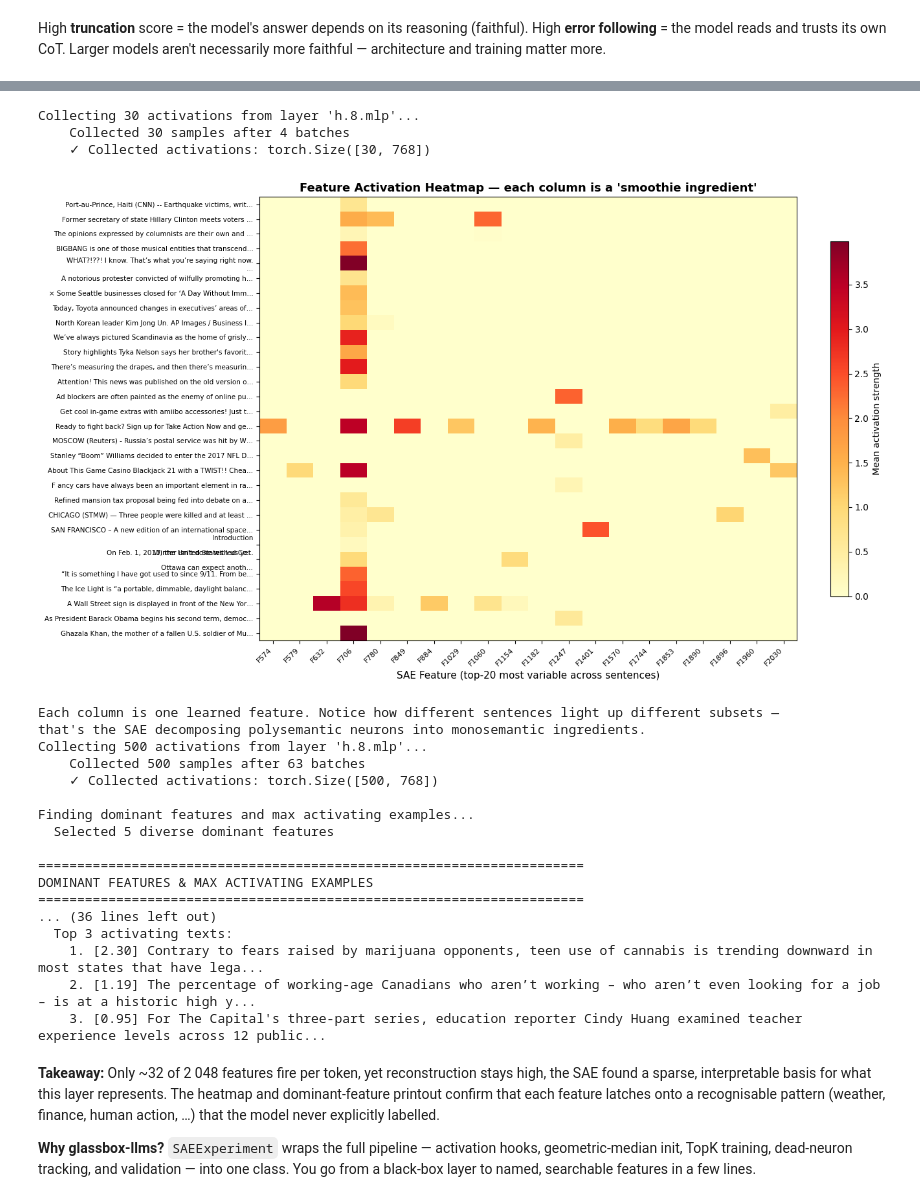
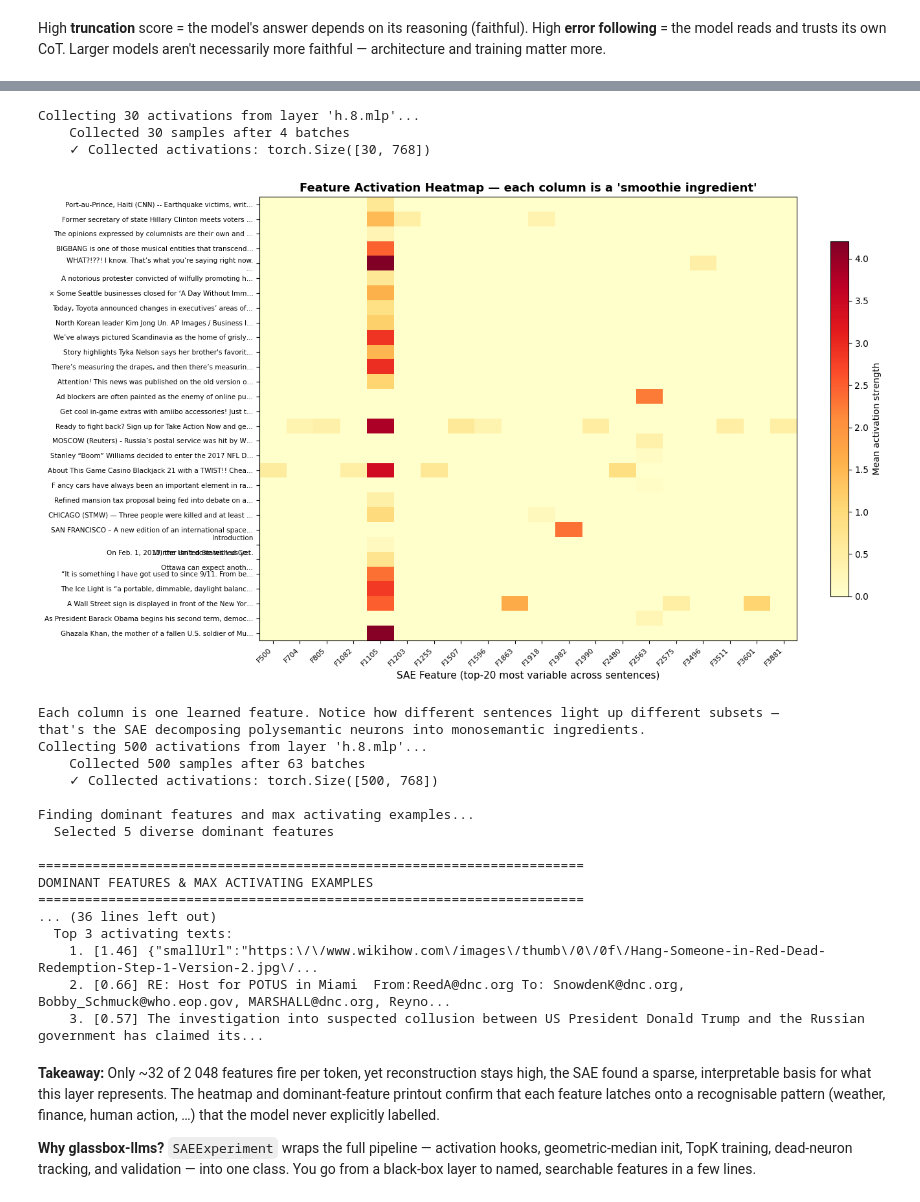
Before and after one commit to DSC-McMaster-U/glassbox-llms, a Jupyter notebook: notebooks/glassbox_demo.ipynb, the cells around one changed output, grey strips where cells are left out. Drawn from its saved outputs; the diff is of its cells as text; code cells hidden in the pictures.

```diff
--- a/notebooks/glassbox_demo.ipynb
+++ b/notebooks/glassbox_demo.ipynb
@@ -309,8 +309,8 @@ TARGET_LAYER = "h.8.mlp"
 experiment = SAEExperiment(
     model=model,
     layer=TARGET_LAYER,
-    d_sae=2048,
-    k=32,
+    d_sae=4096,          # 5.3× expansion (2048 was too small → low R²)
+    k=64,                # more active features → better reconstruction
     sparsity_mode="topk",
     sparsity_alpha=0.1,
     model_name="gpt2",
@@ -375,7 +375,7 @@ ax2.annotate(f"+ {dead} dead features\n(never fired)", xy=(0.95, 0.95), xycoords
              bbox=dict(boxstyle="round,pad=0.3", fc="#ffeaea", ec="#e74c3c"))
 ax2.grid(alpha=0.3)
 
-fig.suptitle(f"Explained Variance = {stats['final_explained_variance']:.2f}  |  Mean L0 = {stats['mean_l0']:.0f} / 2048",
+fig.suptitle(f"Explained Variance = {stats['final_explained_variance']:.2f}  |  Mean L0 = {stats['mean_l0']:.0f} / {experiment.d_sae}",
              fontsize=13, weight="bold", y=1.02)
 fig.tight_layout(); plt.show()
 
@@ -431,7 +431,7 @@ show_dominant_features(experiment.sae, all_viz_acts, sae_texts, n_features=5, to
 Collecting 30 activations from layer 'h.8.mlp'...
     Collected 30 samples after 4 batches
     ✓ Collected activations: torch.Size([30, 768])
-[figure, old version]
+[figure, new version]
 Each column is one learned feature. Notice how different sentences light up different subsets —
 that's the SAE decomposing polysemantic neurons into monosemantic ingredients.
 Collecting 500 activations from layer 'h.8.mlp'...
@@ -446,9 +446,9 @@ DOMINANT FEATURES & MAX ACTIVATING EXAMPLES
 ======================================================================
 ... (36 lines left out)
   Top 3 activating texts:
-    1. [2.30] Contrary to fears raised by marijuana opponents, teen use of cannabis is trending downward in most states that have lega...
-    2. [1.19] The percentage of working-age Canadians who aren’t working – who aren’t even looking for a job – is at a historic high y...
-    3. [0.95] For The Capital's three-part series, education reporter Cindy Huang examined teacher experience levels across 12 public...
+    1. [1.46] {"smallUrl":"https:\/\/www.wikihow.com\/images\/thumb\/0\/0f\/Hang-Someone-in-Red-Dead-Redemption-Step-1-Version-2.jpg\/...
+    2. [0.66] RE: Host for POTUS in Miami  From:ReedA@dnc.org To: SnowdenK@dnc.org, Bobby_Schmuck@who.eop.gov, MARSHALL@dnc.org, Reyno...
+    3. [0.57] The investigation into suspected collusion between US President Donald Trump and the Russian government has claimed its...
 # %% [markdown]
 **Takeaway:** Only ~32 of 2 048 features fire per token, yet reconstruction stays high, the SAE found a sparse, interpretable basis for what this layer represents. The heatmap and dominant-feature printout confirm that each feature latches onto a recognisable pattern (weather, finance, human action, …) that the model never explicitly labelled.
 
```
Also changed, not shown: parts of 3 cells of this notebook.
